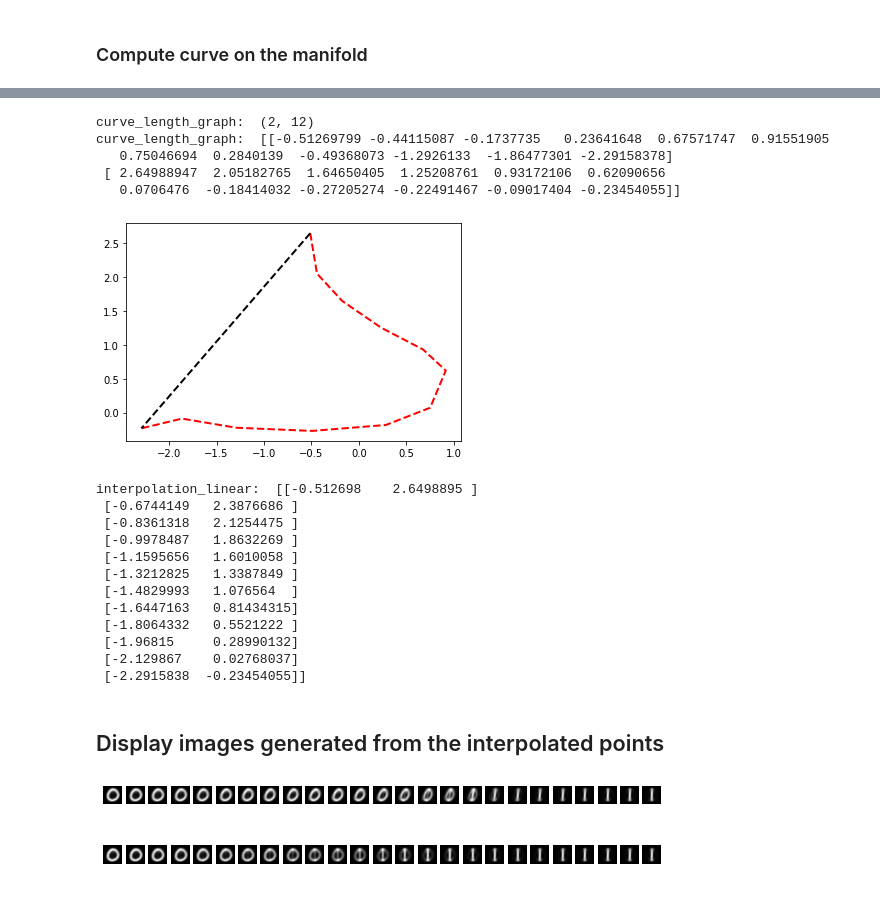
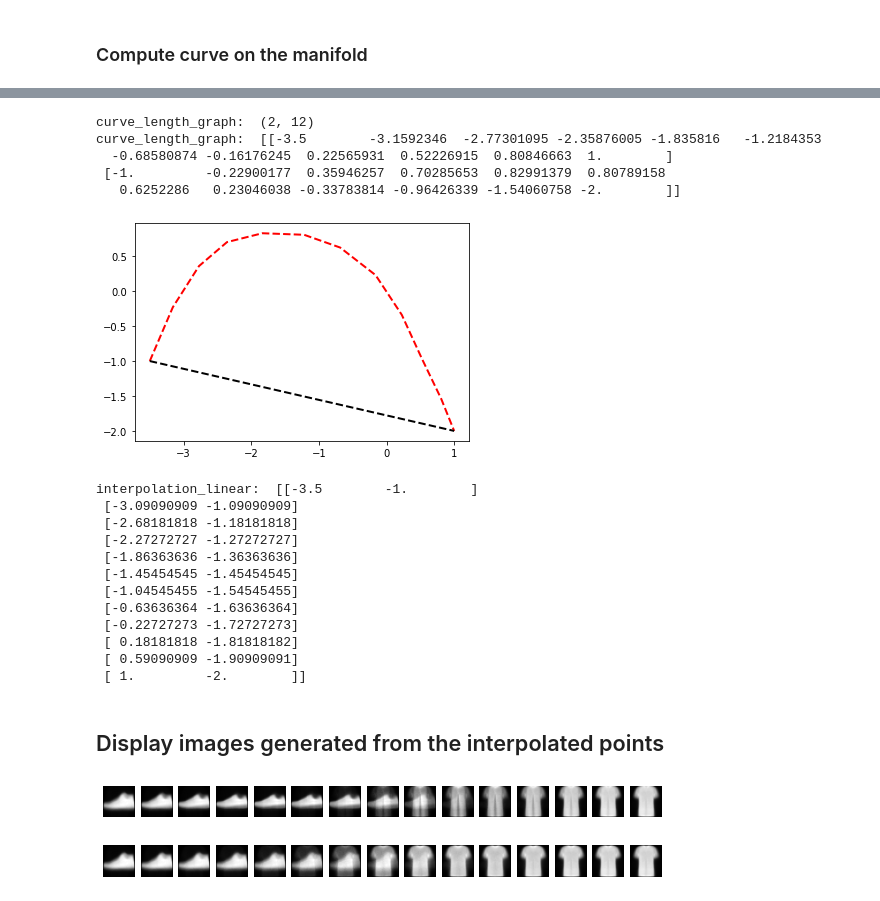
Before and after one commit to Clement-W/latent_space_oddity_MVA, a Jupyter notebook: Experiment2.ipynb, the cells around one changed output, grey strips where cells are left out. Saved outputs shown, nothing was run; the diff lists cells and outputs as text; code cells hidden in the pictures.

Commit message:
Update experiments to see results with fashionmnist

```diff
--- a/Experiment2.ipynb
+++ b/Experiment2.ipynb
@@ -79,7 +113,7 @@ model_rbfnn = RBFNN.RBFNN(a=a,k_rbf=k_rbf,zeta_rbf=zeta_rbf,W_dim=input_dim,late
 # create VAE-RBF model
 model_VAE_RBF = VAE_RBF.VAE_RBF(model_VAE,model_rbfnn)
 
-model_VAE_RBF.load_state_dict(torch.load('torch_models/VAE_RBFNN_MNIST.pt'))
+model_VAE_RBF.load_state_dict(torch.load('torch_models/VAE_RBFNN_fashionmnist.pt'))
 # %% [output]
 <All keys matched successfully>
 # %% [markdown]
@@ -170,10 +193,12 @@ GRAPH_DATA = KMeans(n_clusters=64, n_init=30, max_iter=1000).fit(latent_means_np
 solver_graph = geodesics.SolverGraph(manifold_latent, data=GRAPH_DATA, kNN_num=5, tol=1e-2)
 
 #ind_0, ind_1 = np.random.choice(len(train_dataset), 2, replace=False)
-ind_0 = 0
-ind_1 = 3040
-c0 = latent_means_np[ind_0, :].reshape(-1, 1)
-c1 = latent_means_np[ind_1, :].reshape(-1, 1)
+# ind_0 = 0
+# ind_1 = 3040
+# c0 = latent_means_np[ind_0, :].reshape(-1, 1)
+# c1 = latent_means_np[ind_1, :].reshape(-1, 1)
+c0 = np.array([[-3.5], [-1.]])
+c1 = np.array([[1.], [-2.]])
 
 curve_graph, logmap_graph, curve_length_graph, failed_graph, solution_graph \
     = geodesics.compute_geodesic(solver_graph, manifold_latent, c0, c1)
@@ -198,11 +223,11 @@ plt.plot([c0[0, 0], c1[0, 0]], [c0[1, 0], c1[1, 0]], 'k--', linewidth=2)
 print('curve_length_graph: ', curve_eval)
 # %% [output]
 curve_length_graph:  (2, 12)
-curve_length_graph:  [[-0.51269799 -0.44115087 -0.1737735   0.23641648  0.67571747  0.91551905
-   0.75046694  0.2840139  -0.49368073 -1.2926133  -1.86477301 -2.29158378]
- [ 2.64988947  2.05182765  1.64650405  1.25208761  0.93172106  0.62090656
-   0.0706476  -0.18414032 -0.27205274 -0.22491467 -0.09017404 -0.23454055]]
+curve_length_graph:  [[-3.5        -3.1592346  -2.77301095 -2.35876005 -1.835816   -1.2184353
+  -0.68580874 -0.16176245  0.22565931  0.52226915  0.80846663  1.        ]
+ [-1.         -0.22900177  0.35946257  0.70285653  0.82991379  0.80789158
+   0.6252286   0.23046038 -0.33783814 -0.96426339 -1.54060758 -2.        ]]
-[figure, old version]
+[figure, new version]
 # %%
 # generate data on the line between c0 et c1
 T = np.linspace(0, 1, 12)
@@ -211,18 +236,18 @@ interpolation_linear = np.array(interpolation_linear)
 interpolation_linear = interpolation_linear.squeeze()
 print('interpolation_linear: ', interpolation_linear)
 # %% [output]
-interpolation_linear:  [[-0.512698    2.6498895 ]
- [-0.6744149   2.3876686 ]
- [-0.8361318   2.1254475 ]
- [-0.9978487   1.8632269 ]
- [-1.1595656   1.6010058 ]
- [-1.3212825   1.3387849 ]
- [-1.4829993   1.076564  ]
- [-1.6447163   0.81434315]
- [-1.8064332   0.5521222 ]
- [-1.96815     0.28990132]
- [-2.129867    0.02768037]
- [-2.2915838  -0.23454055]]
+interpolation_linear:  [[-3.5        -1.        ]
+ [-3.09090909 -1.09090909]
+ [-2.68181818 -1.18181818]
+ [-2.27272727 -1.27272727]
+ [-1.86363636 -1.36363636]
+ [-1.45454545 -1.45454545]
+ [-1.04545455 -1.54545455]
+ [-0.63636364 -1.63636364]
+ [-0.22727273 -1.72727273]
+ [ 0.18181818 -1.81818182]
+ [ 0.59090909 -1.90909091]
+ [ 1.         -2.        ]]
 # %% [markdown]
 ## Display images generated from the interpolated points
 # %%
@@ -237,33 +262,33 @@ def generate_data_from_latent(model_VAE, latent_points):
 
 with torch.no_grad():
     # Exemple d'utilisation
-    num_samples_to_generate = 25
+    num_samples_to_generate = 15
     T = np.linspace(0, 1, num_samples_to_generate)
 
     # générer des données sur l'interpolation avec RBF
     curve_eval = curve_graph(T)[0]
     interpolation_var = curve_eval.T
     z = torch.from_numpy(interpolation_var.astype(np.float32))
     generated_data_var = generate_data_from_latent(model_VAE_RBF.VAE, z)
 
     # générer des données sur l'interpolation linéaire
     interpolation_linear = [ (1-t)*c0 + t*c1 for t in T]
     interpolation_linear = np.array(interpolation_linear)
     interpolation_linear = interpolation_linear.squeeze()
     z = torch.from_numpy(interpolation_linear.astype(np.float32))
     generated_data_linear = generate_data_from_latent(model_VAE_RBF.VAE, z)
 
     # Visualiser les images
     generated_data_var = generated_data_var.reshape(num_samples_to_generate, 28, 28)
     generated_data_linear = generated_data_linear.reshape(num_samples_to_generate, 28, 28)
     fig, axes = plt.subplots(2, num_samples_to_generate, figsize=(10, 2))
     for i in range(num_samples_to_generate):
         axes[0, i].imshow(generated_data_var[i], cmap='gray')
         axes[0, i].axis('off')
         axes[1, i].imshow(generated_data_linear[i], cmap='gray')
         axes[1, i].axis('off')
     axes[0, 0].set_ylabel('RBF')
     axes[1, 0].set_ylabel('Linear')
     plt.show()
 # %% [output]
-[figure, old version]
+[figure, new version]
```
Also changed, not shown: parts of 3 cells of this notebook, 1 other file.
